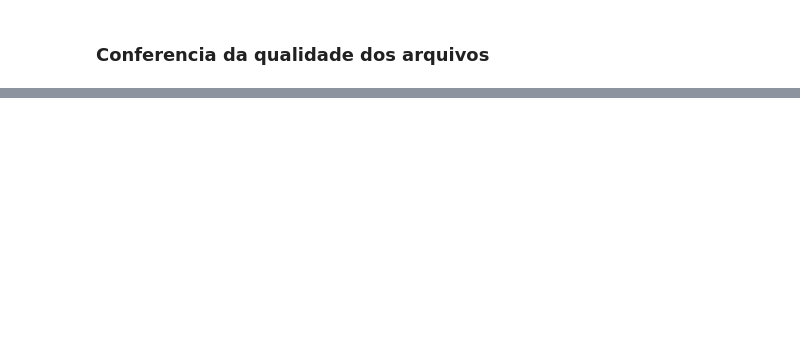
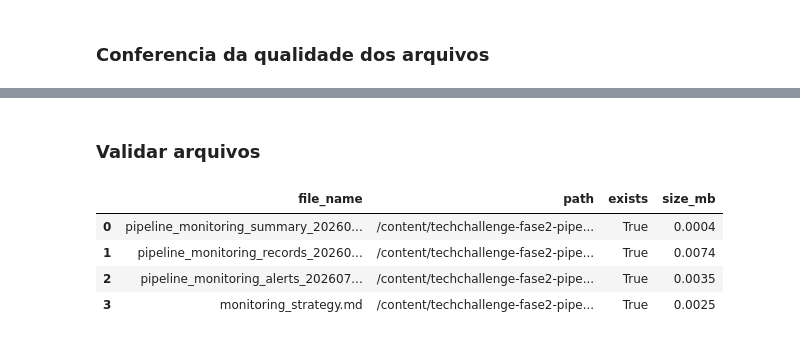
Before and after one commit to acorrea79/techchallenge-fase2-pipeline-alfabetizacao, a Jupyter notebook: notebooks/pipeline_alfabetizacao.ipynb, the cells around one changed output, grey strips where cells are left out. Saved outputs shown, nothing was run; the diff lists cells and outputs as text; code cells hidden in the pictures; blank space fills up the shorter version.

Commit message:
feat: add consolidated monitoring

```diff
--- a/notebooks/pipeline_alfabetizacao.ipynb
+++ b/notebooks/pipeline_alfabetizacao.ipynb
@@ -4257,0 +5802,40 @@ Failed checks: 0
+# %% [markdown]
+### Validar arquivos
+# %%
+# Validação dos arquivos gerados
+
+expected_monitoring_files = [
+    monitoring_summary_file,
+    monitoring_records_file,
+    monitoring_alerts_file,
+    monitoring_strategy_file,
+]
+
+monitoring_file_validation = []
+
+for file_path in expected_monitoring_files:
+    monitoring_file_validation.append({
+        "file_name": file_path.name,
+        "path": str(file_path),
+        "exists": file_path.exists(),
+        "size_mb": round(file_path.stat().st_size / 1024 / 1024, 4) if file_path.exists() else 0
+    })
+
+df_monitoring_file_validation = pd.DataFrame(monitoring_file_validation)
+
+display(df_monitoring_file_validation)
+
+if df_monitoring_file_validation["exists"].all():
+    write_log("Validação do monitoramento aprovada: todos os arquivos esperados foram gerados.")
+else:
+    missing_monitoring_files = df_monitoring_file_validation[
+        df_monitoring_file_validation["exists"] == False
+    ]["file_name"].tolist()
+
+    write_log(f"Arquivos ausentes no monitoramento: {missing_monitoring_files}", level="ERROR")
+# %% [output]
+|  | file_name | path | exists | size_mb |
+| 0 | pipeline_monitoring_summary_20260... | /content/techchallenge-fase2-pipe... | True | 0.0004 |
+| 1 | pipeline_monitoring_records_20260... | /content/techchallenge-fase2-pipe... | True | 0.0074 |
+| 2 | pipeline_monitoring_alerts_202607... | /content/techchallenge-fase2-pipe... | True | 0.0035 |
+| 3 | monitoring_strategy.md | /content/techchallenge-fase2-pipe... | True | 0.0025 |
```
Also changed, not shown: parts of 110 cells of this notebook.
